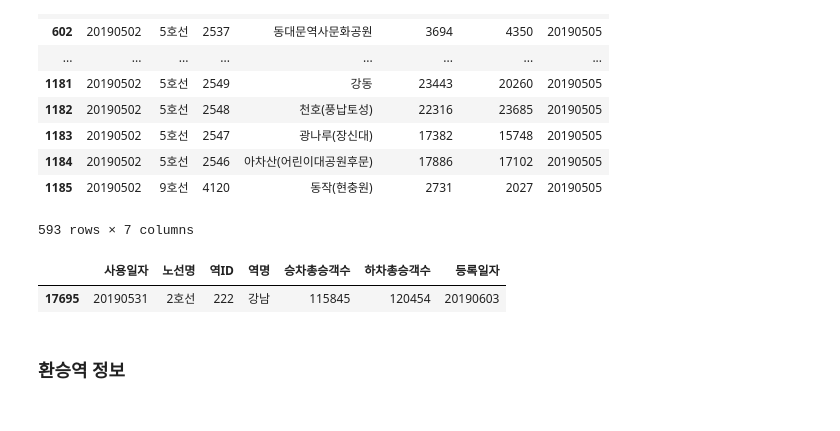
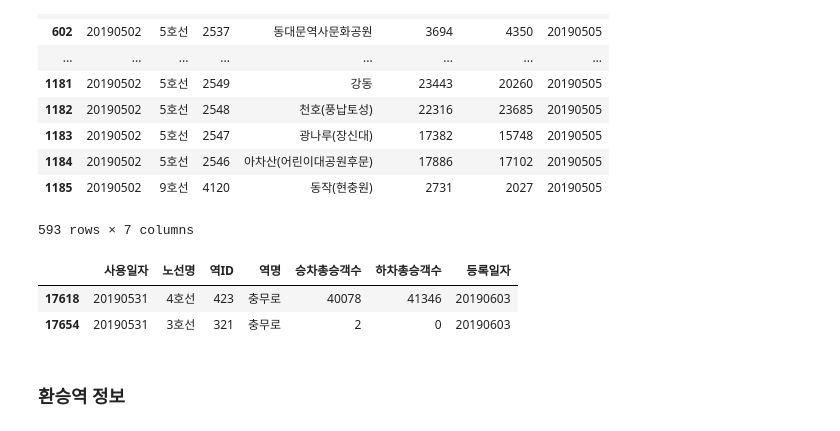
Before and after one commit to gubosd/lecture6, a Jupyter notebook: 포트폴리오/01_pandas_subway.ipynb, the cells around one changed output. Drawn from its saved outputs; the diff is of its cells as text; code cells hidden in the pictures.

```diff
--- a/포트폴리오/01_pandas_subway.ipynb
+++ b/포트폴리오/01_pandas_subway.ipynb
@@ -463,10 +490,11 @@ subway[subway.사용일자==20190502]
 | 1185 | 20190502 | 9호선 | 4120 | 동작(현충원) | 2731 | 2027 | 20190505 |
 593 rows × 7 columns
 # %%
-subway[(subway.사용일자==20190531) & (subway.역명=='강남')] # &(and) |(or)
+subway[(subway.사용일자==20190531) & (subway.역명=='충무로')] # &(and) |(or)
 # %% [output]
 |  | 사용일자 | 노선명 | 역ID | 역명 | 승차총승객수 | 하차총승객수 | 등록일자 |
-| 17695 | 20190531 | 2호선 | 222 | 강남 | 115845 | 120454 | 20190603 |
+| 17618 | 20190531 | 4호선 | 423 | 충무로 | 40078 | 41346 | 20190603 |
+| 17654 | 20190531 | 3호선 | 321 | 충무로 | 2 | 0 | 20190603 |
 # %% [markdown]
 ### 환승역 정보
 # %%
```
Also changed, not shown: parts of 27 cells of this notebook.
